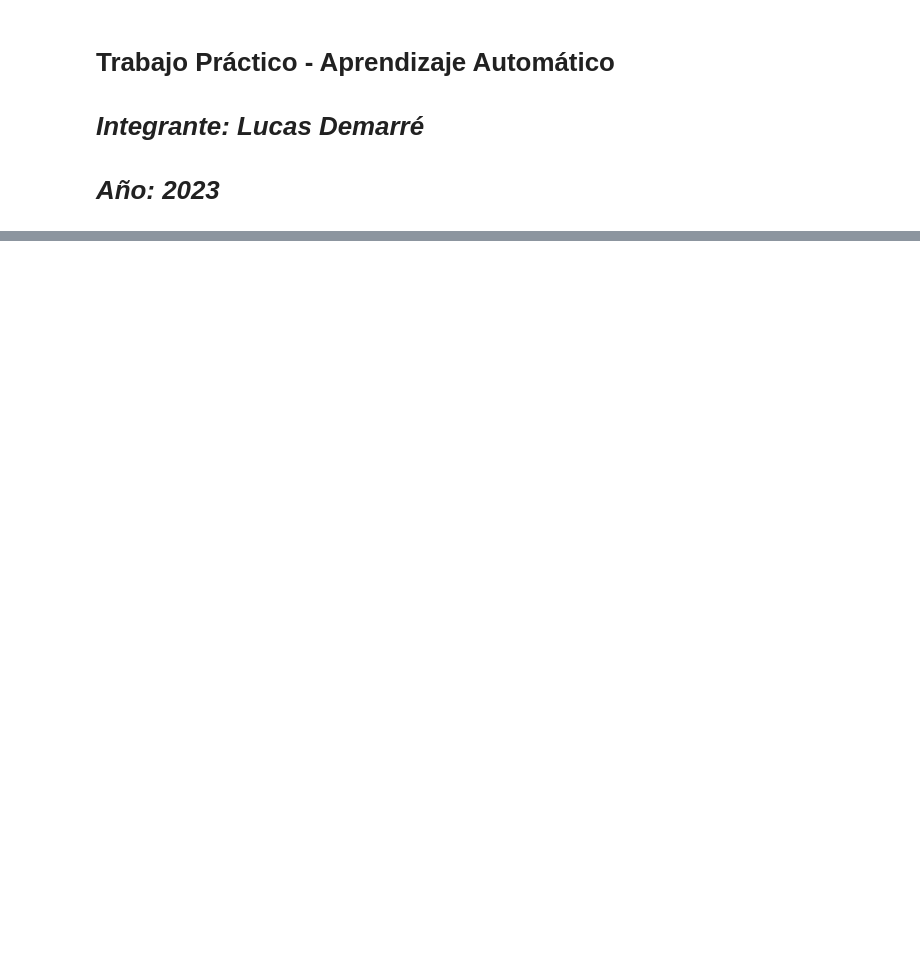
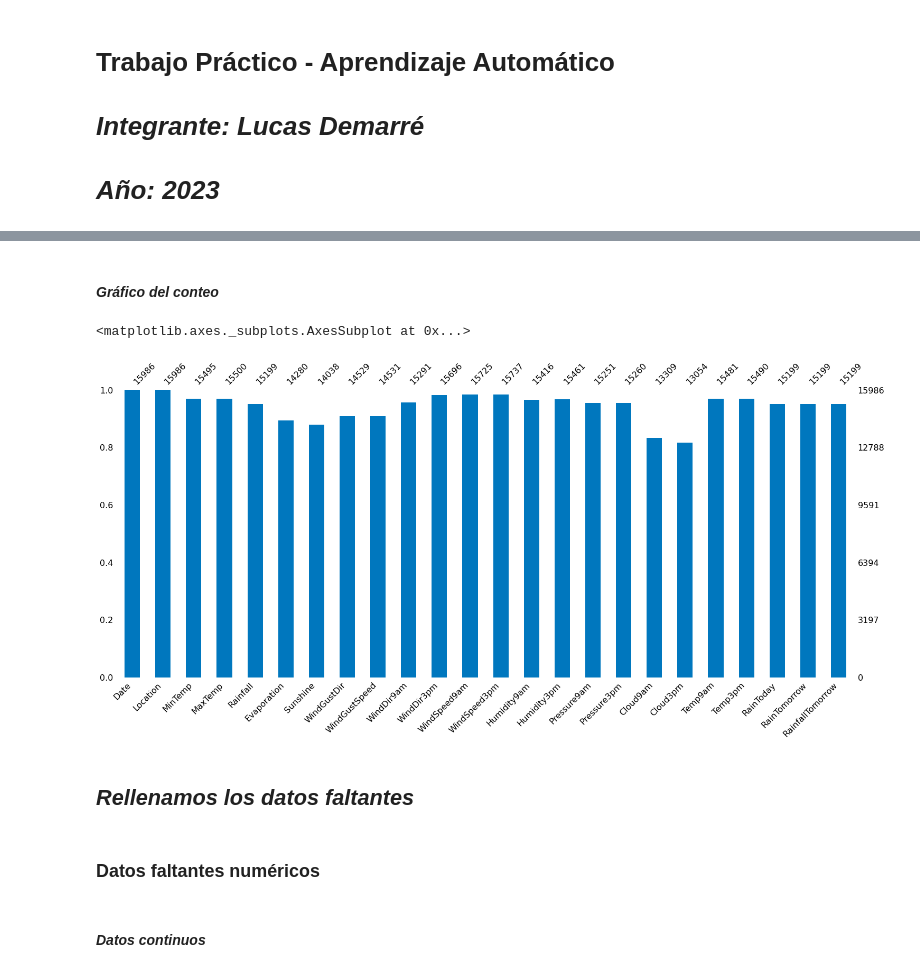
Before and after one commit to LDemarre/TP_Aprendizaje_Automatico, a Jupyter notebook: Trabajo_Práctico_Aprendizaje_Automático.ipynb, the cells around one changed output, grey strips where cells are left out. Cells and saved outputs as stored; diff of their text form; code cells hidden in the pictures; blank space fills up the shorter version.

```diff
--- a/Trabajo_Práctico_Aprendizaje_Automático.ipynb
+++ b/Trabajo_Práctico_Aprendizaje_Automático.ipynb
@@ -450,0 +59,4 @@ Error Absoluto Medio (MAE): 0.44633857245058484
+# %%
+# Cargamos el Dataset
+dataset = pd.read_csv('weatherAUS.csv')
+dataset.head()
@@ -450,0 +77,15 @@ Error Absoluto Medio (MAE): 0.44633857245058484
+# %%
+# Creamos una lista con las ubicaciones de interés
+interest_locations = ['Sydney', 'SydneyAirport', 'Canberra', 'Melbourne', 'MelbourneAirport']
+
+# Filtramos el dataset para incluir solo las ubicaciones de interés
+data = dataset[dataset['Location'].isin(interest_locations)]
+
+# Eliminamos la primera columa llamada 'Unnamed: 0', ya que esta no nos proporciona ningún dato relevante para el problema
+data = data.drop('Unnamed: 0', axis=1)
+
+# Restablecemos el índice del DataFrame después de la filtración
+data.reset_index(drop=True, inplace=True)
+
+# Vemos el dataframe filtrado
+data.head()
@@ -450,0 +195,14 @@ Error Absoluto Medio (MAE): 0.44633857245058484
+# %% [markdown]
+#### *Gráfico del conteo*
+# %%
+# Gráficamos la cantidad de datos que tiene cada columna para verificar datos faltantes
+msno.bar(data, color='#0077be')
+# %% [output]
+<matplotlib.axes._subplots.AxesSubplot at 0x...>
+[figure, added]
+# %% [markdown]
+## *Rellenamos los datos faltantes*
+# %% [markdown]
+### **Datos faltantes numéricos**
+# %% [markdown]
+#### *Datos continuos*
```
Also changed, not shown: parts of 204 cells of this notebook.
